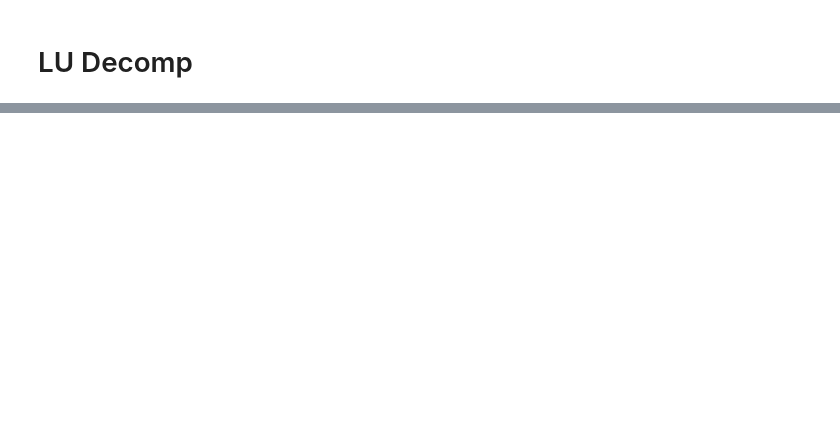
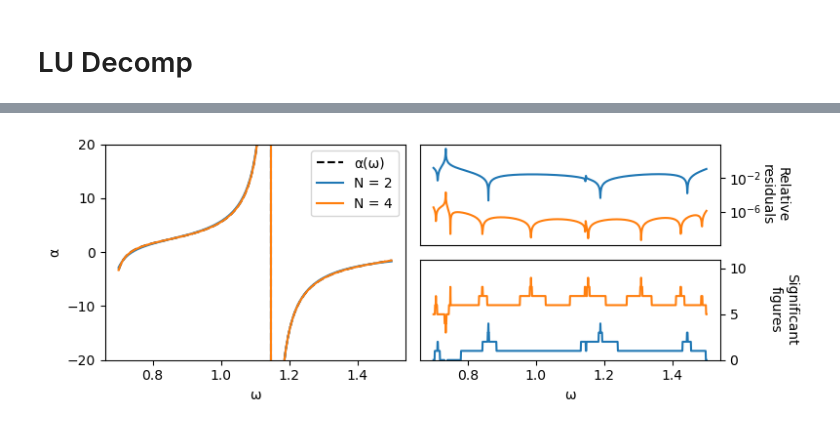
Before and after one commit to JakobSchauser/MscPhysics, a Jupyter notebook: Scientific Computing/Project1/project1.ipynb, the cells around one changed output, grey strips where cells are left out. Cells and saved outputs as stored; diff of their text form; code cells hidden in the pictures; blank space fills up the shorter version.

```diff
--- a/Scientific Computing/Project1/project1.ipynb
+++ b/Scientific Computing/Project1/project1.ipynb
@@ -167,0 +543,84 @@ for ω in ωs:
+# %%
+N = 2
+
+def get_vandermonde_2(ws, N):
+    alphas = -np.array([solve_alpha(w) for w in ws])
+    vandermonde_2 = np.array([[w**(i) for i in range(1,N+1)] for w in ws])
+    vandermonde_2 = np.concatenate((np.ones(vandermonde_2.shape[0])[:,np.newaxis],vandermonde_2, (alphas * vandermonde_2.T).T), axis=1)
+    return vandermonde_2
+
+
+def get_single_vandermonde(ws, N, start_from = 0):
+    return np.array([[w**i for i in range(start_from,N+1)] for w in ws])
+
+
+# np.append(, vandermonde_2
+# %%
+# x_range = np.linspace(0.7, 1.5, 1000)
+# vandermonde_2 = lambda ws, N: np.array([[w**(i) for i in range(N)] + [-get_a w**(i) for i in range(N)]  for w in ws])
+
+
+# np.tile()
+
+
+# mask = w_table < w_interesting-0.2
+
+fig = plt.figure(figsize=(8, 3))
+
+ax0 = fig.add_subplot(1, 2, 1)
+ax1 = fig.add_subplot(2, 2, 2,)
+ax2 = fig.add_subplot(2, 2, 4,)
+# ax1.get_shared_x_axes().join(ax1, ax2)
+axs = [ax0, ax1, ax2]
+
+axs[0].plot(w_table, alpha_table, '--',label = "α(ω)", color="black")
+
+for N in [2, 4]:
+    vm = get_vandermonde_2(w_table, N)
+
+    sol = solve_least_squares(vm, alpha_table)
+
+    a = sol[:N+1]
+    b = sol[N+1:]
+
+    single_vandermonde = get_single_vandermonde(w_table, N)
+
+    sol_a = np.dot(single_vandermonde, a)
+    sol_b = np.dot(single_vandermonde[:,1:], b)
+    final_sol = sol_a/(1 + sol_b)
+    # final_sol = sol_a - sol_b
+    residual = final_sol - alpha_table
+
+    relative_residual = np.abs(residual) / np.abs(alpha_table)
+    sigf = np.floor(sigfigs(alpha_table, residual))
+
+    axs[0].plot(w_table, final_sol, label=f"N = {N}")
+    axs[1].plot(w_table, relative_residual, label=f"N = {N}")
+    axs[2].plot(w_table, sigf, label=f"N = {N}")
+
+
+
+axs[1].set_yscale("log")
+
+axs[0].set_ylim(-20,20)
+axs[2].set_ylim(0, 11)
+
+axs[0].legend()
+axs[0].set_ylabel("α")
+
+axs[1].set_ylabel("Relative\nresiduals", rotation=270, labelpad=20)
+axs[1].yaxis.set_label_position("right")
+axs[1].yaxis.tick_right()
+
+axs[2].set_ylabel("Significant\nfigures", rotation=270, labelpad=38)
+axs[2].yaxis.set_label_position("right")
+axs[2].yaxis.tick_right()
+
+axs[1].set_xticks([])
+axs[0].set_xlabel("ω")
+axs[2].set_xlabel("ω")
+
+fig.tight_layout()
+plt.show()
+# %% [output]
+[figure, added]
```
Also changed, not shown: parts of 26 cells of this notebook, 5 other files.
